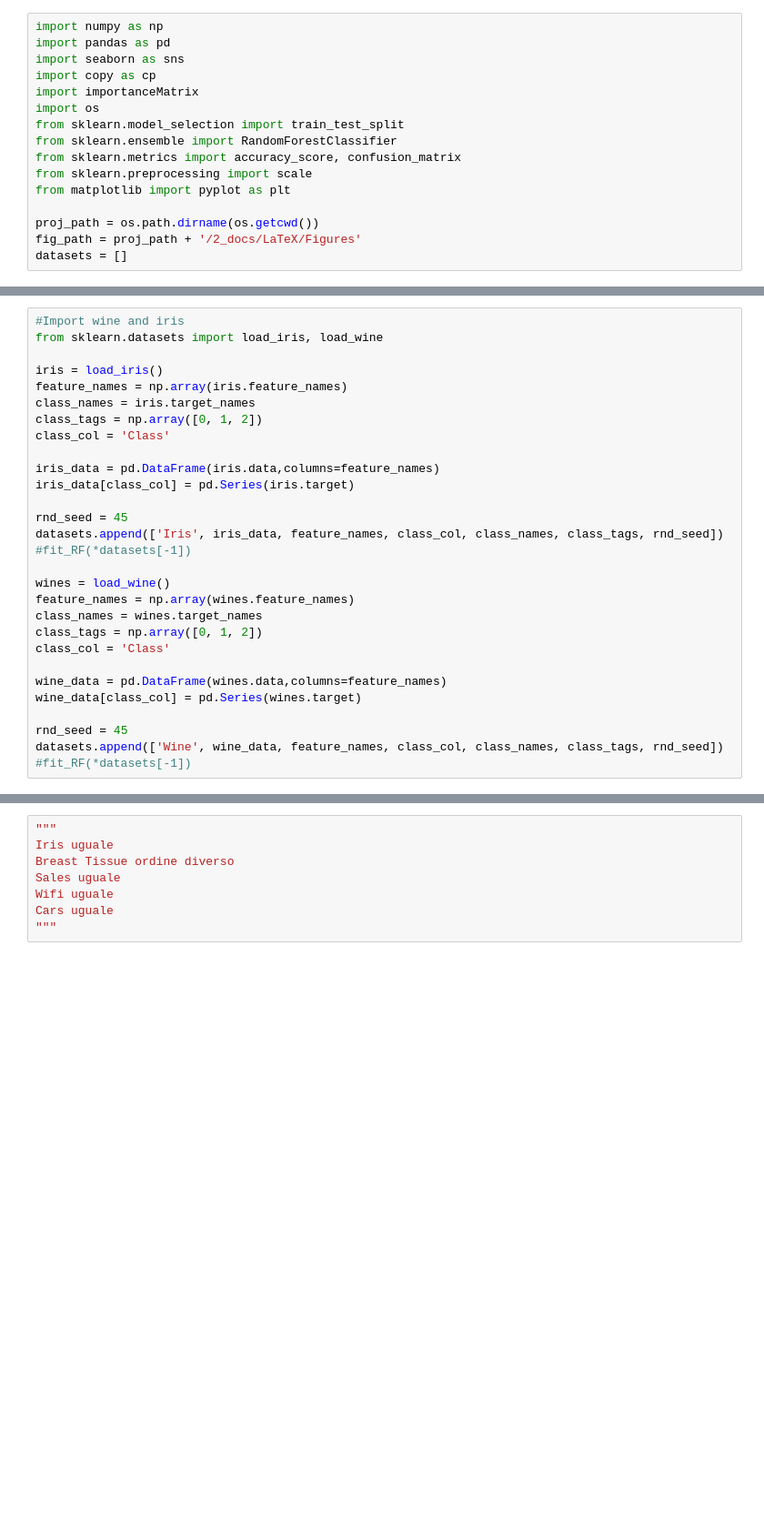
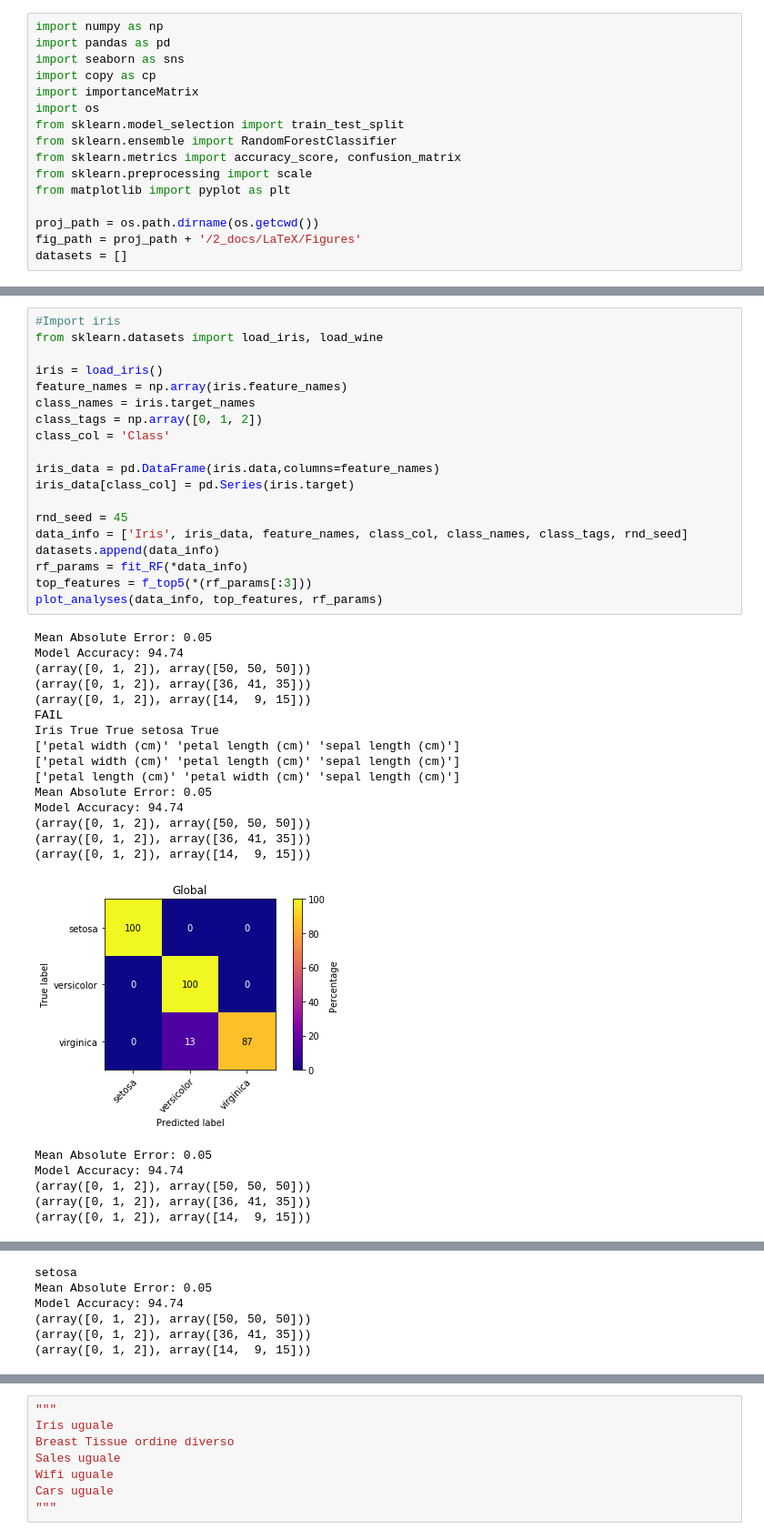
Before and after one commit to GiulioPr/Pcfi, a Jupyter notebook: 1_code/Feature_selection.ipynb, the cells around one changed output, grey strips where cells are left out. Shown at 91% size. Drawn from its saved outputs; the diff is of its cells as text; blank space fills up the shorter version.

```diff
--- a/1_code/Feature_selection.ipynb
+++ b/1_code/Feature_selection.ipynb
@@ -145,29 +216,41 @@ datasets.append(['Dermatology', data, feature_names, class_col, class_names, cla
 # %%
-#Import wine and iris
+#Import iris
 from sklearn.datasets import load_iris, load_wine
 
 iris = load_iris()
 feature_names = np.array(iris.feature_names)
 class_names = iris.target_names
 class_tags = np.array([0, 1, 2])
 class_col = 'Class'
 
 iris_data = pd.DataFrame(iris.data,columns=feature_names)
 iris_data[class_col] = pd.Series(iris.target)
 
 rnd_seed = 45
-datasets.append(['Iris', iris_data, feature_names, class_col, class_names, class_tags, rnd_seed])
-#fit_RF(*datasets[-1])
-
-wines = load_wine()
-feature_names = np.array(wines.feature_names)
-class_names = wines.target_names
-class_tags = np.array([0, 1, 2])
-class_col = 'Class'
-
-wine_data = pd.DataFrame(wines.data,columns=feature_names)
-wine_data[class_col] = pd.Series(wines.target)
-
-rnd_seed = 45
-datasets.append(['Wine', wine_data, feature_names, class_col, class_names, class_tags, rnd_seed])
-#fit_RF(*datasets[-1])
+data_info = ['Iris', iris_data, feature_names, class_col, class_names, class_tags, rnd_seed]
+datasets.append(data_info)
+rf_params = fit_RF(*data_info)
+top_features = f_top5(*(rf_params[:3]))
+plot_analyses(data_info, top_features, rf_params)
+# %% [output]
+Mean Absolute Error: 0.05
+Model Accuracy: 94.74
+(array([0, 1, 2]), array([50, 50, 50]))
+(array([0, 1, 2]), array([36, 41, 35]))
+(array([0, 1, 2]), array([14,  9, 15]))
+FAIL
+Iris True True setosa True
+['petal width (cm)' 'petal length (cm)' 'sepal length (cm)']
+['petal width (cm)' 'petal length (cm)' 'sepal length (cm)']
+['petal length (cm)' 'petal width (cm)' 'sepal length (cm)']
+Mean Absolute Error: 0.05
+Model Accuracy: 94.74
+(array([0, 1, 2]), array([50, 50, 50]))
+(array([0, 1, 2]), array([36, 41, 35]))
+(array([0, 1, 2]), array([14,  9, 15]))
+[figure, added]
+Mean Absolute Error: 0.05
+Model Accuracy: 94.74
+(array([0, 1, 2]), array([50, 50, 50]))
+(array([0, 1, 2]), array([36, 41, 35]))
+(array([0, 1, 2]), array([14,  9, 15]))
@@ -173,0 +258,6 @@ datasets.append(['Wine', wine_data, feature_names, class_col, class_names, class
+setosa
+Mean Absolute Error: 0.05
+Model Accuracy: 94.74
+(array([0, 1, 2]), array([50, 50, 50]))
+(array([0, 1, 2]), array([36, 41, 35]))
+(array([0, 1, 2]), array([14,  9, 15]))
```
Also changed, not shown: parts of 16 cells of this notebook, 1 other file.
